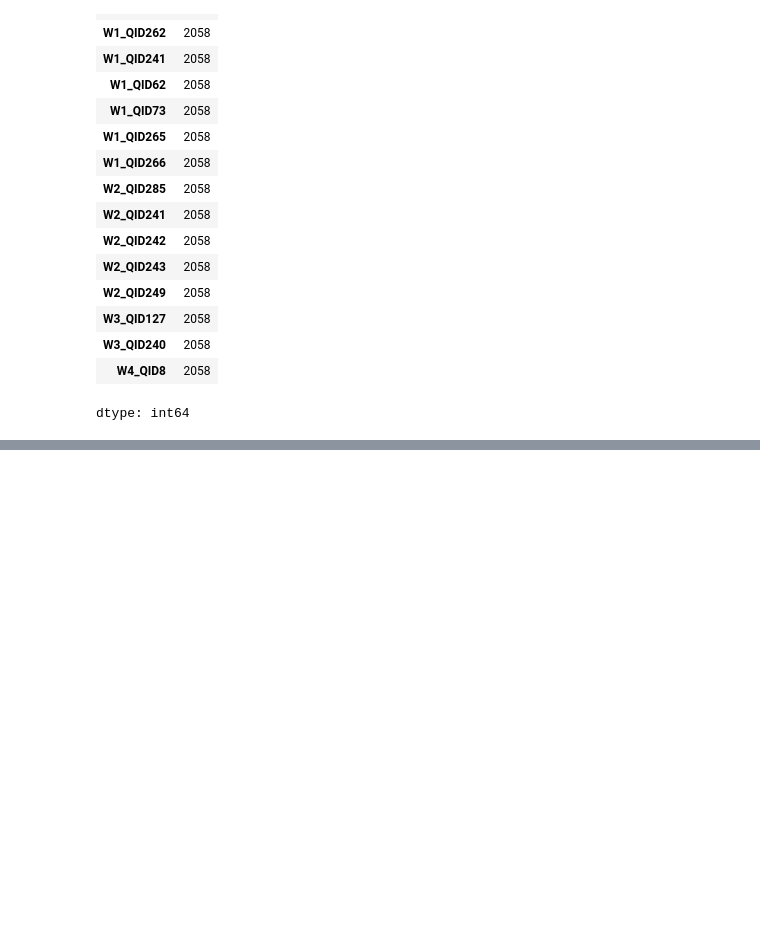
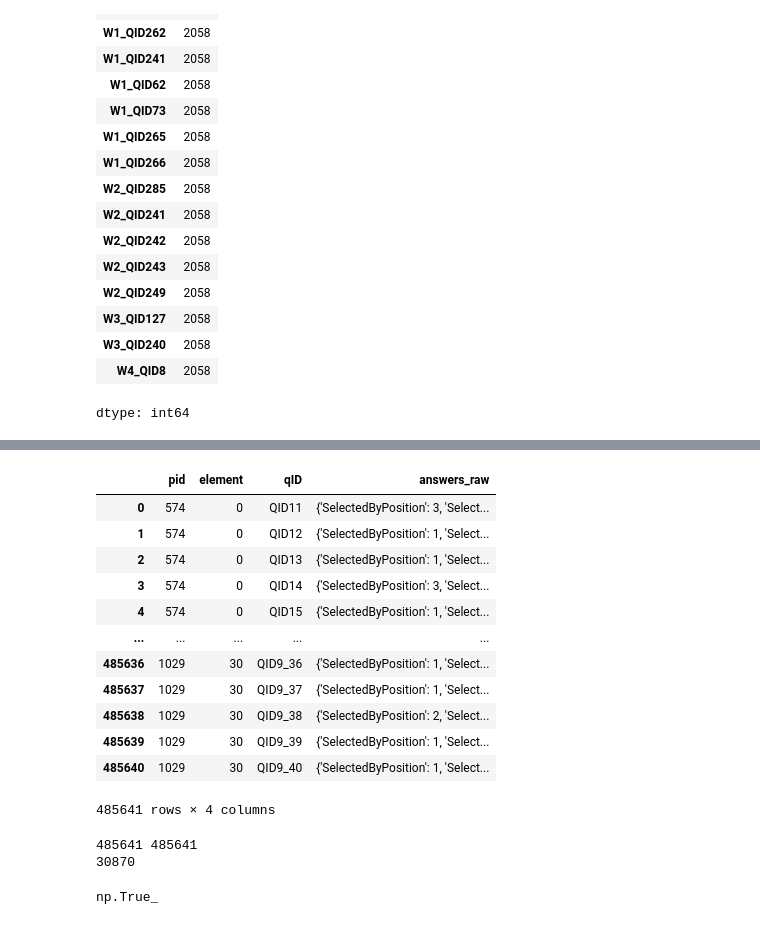
Before and after one commit to yashMaheshBangera/large-behavior-model-twin2k, a Jupyter notebook: notebooks/01_explore.ipynb, the cells around one changed output, grey strips where cells are left out. Cells and saved outputs as stored; diff of their text form; code cells hidden in the pictures; blank space fills up the shorter version.

Commit message:
Finished analysis at matrix and question level

```diff
--- a/notebooks/01_explore.ipynb
+++ b/notebooks/01_explore.ipynb
@@ -480,0 +514,48 @@ dtype: int64
+# %%
+def extract_raw_answers(df):
+    rows = []
+    for pid, pj in zip(df["pid"], df["persona_json"]):
+        persona = json.loads(pj)
+        for element, block in enumerate(persona):
+            for q in block.get("Questions", []):
+                rows.append({
+                    "pid": pid,
+                    "element": element,
+                    "qID": q["QuestionID"],
+                    "answers_raw": q.get("Answers"),
+                })
+    return pd.DataFrame(rows)
+
+raw_df = extract_raw_answers(fp_df)
+# %%
+raw_df
+# %% [output]
+|  | pid | element | qID | answers_raw |
+| 0 | 574 | 0 | QID11 | {'SelectedByPosition': 3, 'Select... |
+| 1 | 574 | 0 | QID12 | {'SelectedByPosition': 1, 'Select... |
+| 2 | 574 | 0 | QID13 | {'SelectedByPosition': 1, 'Select... |
+| 3 | 574 | 0 | QID14 | {'SelectedByPosition': 3, 'Select... |
+| 4 | 574 | 0 | QID15 | {'SelectedByPosition': 1, 'Select... |
+| ... | ... | ... | ... | ... |
+| 485636 | 1029 | 30 | QID9_36 | {'SelectedByPosition': 1, 'Select... |
+| 485637 | 1029 | 30 | QID9_37 | {'SelectedByPosition': 1, 'Select... |
+| 485638 | 1029 | 30 | QID9_38 | {'SelectedByPosition': 2, 'Select... |
+| 485639 | 1029 | 30 | QID9_39 | {'SelectedByPosition': 1, 'Select... |
+| 485640 | 1029 | 30 | QID9_40 | {'SelectedByPosition': 1, 'Select... |
+485641 rows × 4 columns
+# %%
+before = len(parsed_questions_df)
+
+parsed_questions_df = parsed_questions_df.merge(
+    raw_df, on=["pid", "element", "qID"], how="left"
+)
+
+print(before, len(parsed_questions_df))                 # must be equal
+print(parsed_questions_df["answers_raw"].isna().sum())  # rows with no Answers
+# %% [output]
+485641 485641
+30870
+# %%
+(parsed_questions_df["answers_raw"].isna() == ~parsed_questions_df["is_answerable"]).all()
+# %% [output]
+np.True_
```
Also changed, not shown: parts of 27 cells of this notebook.
